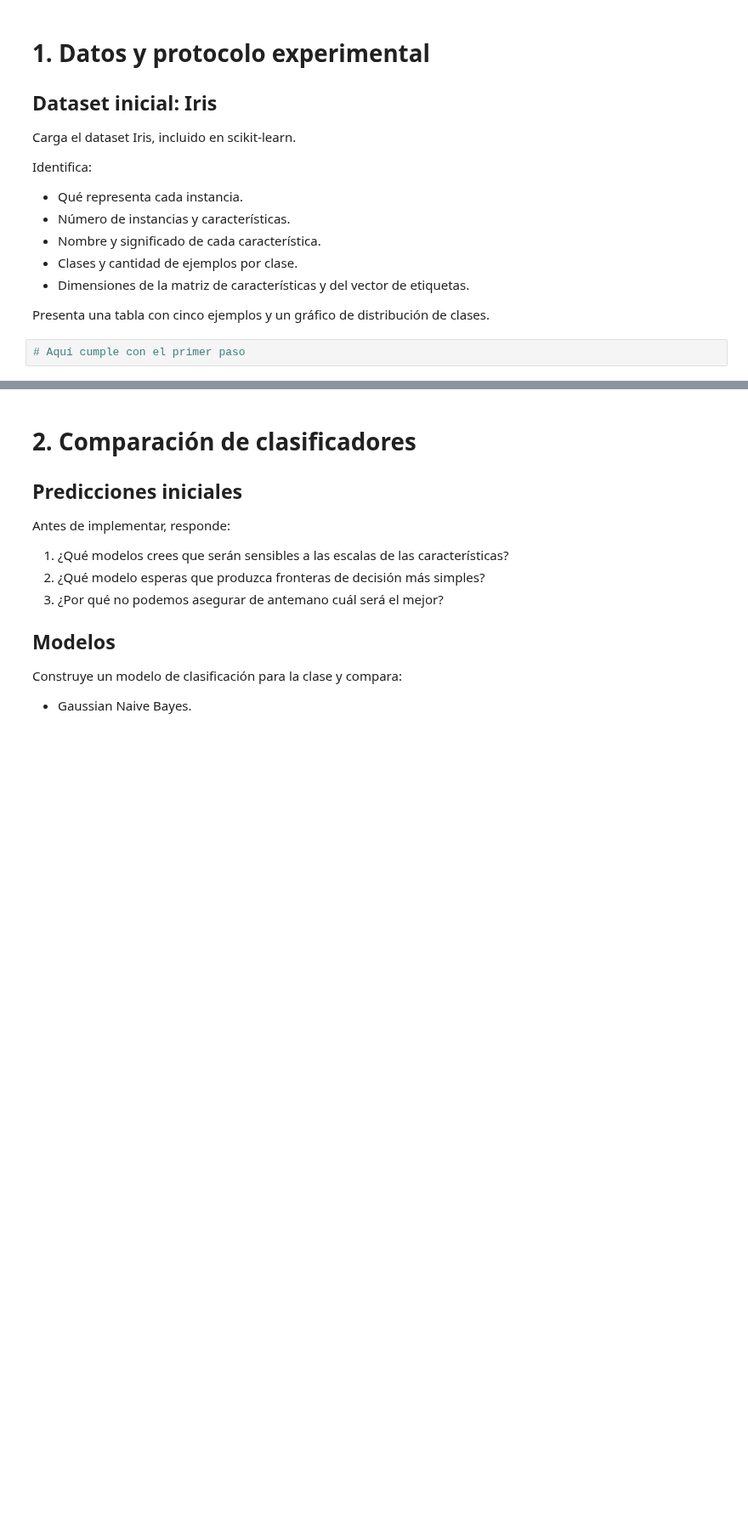
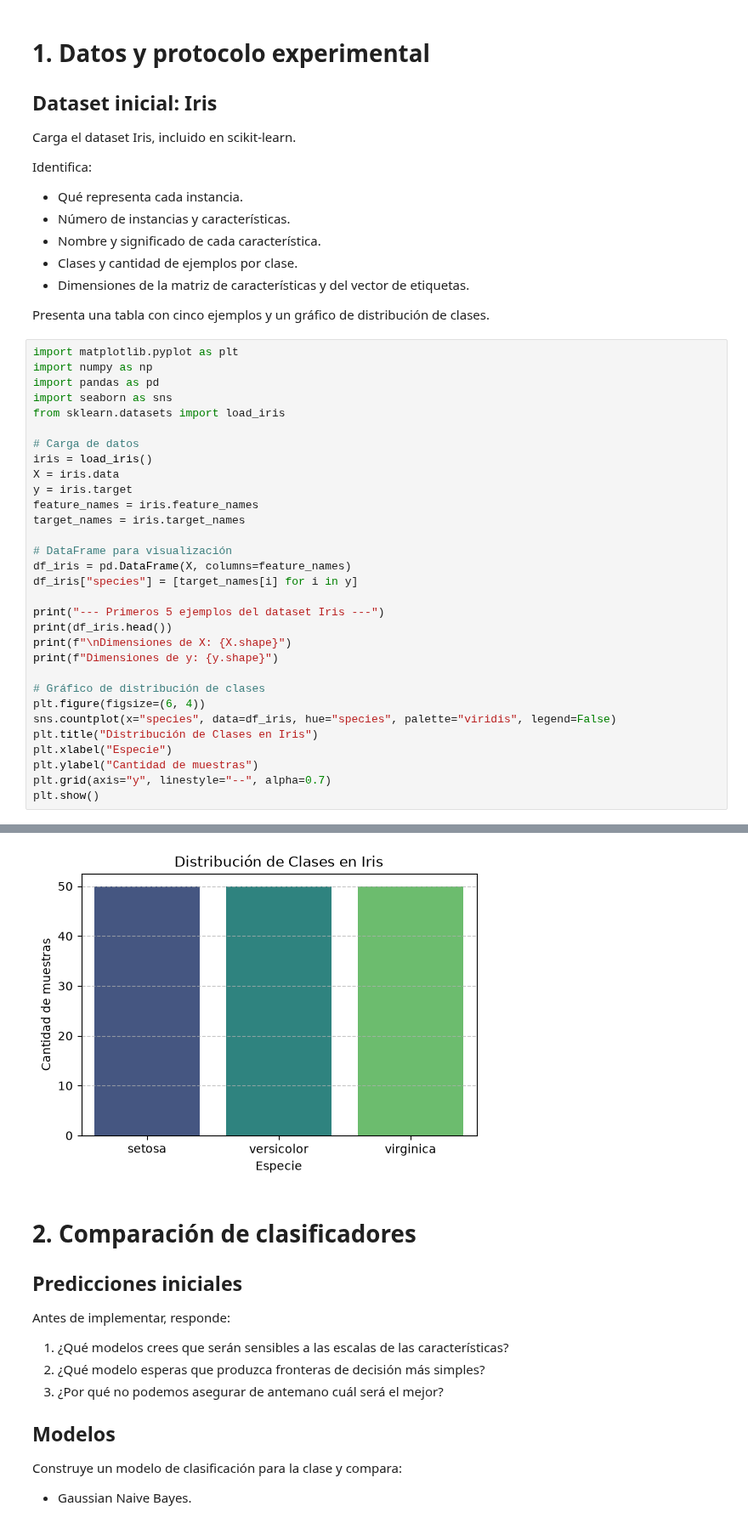
Before and after one commit to Riamu360/ir26b, a Jupyter notebook: notebooks/01_revml/01_revml.ipynb, the cells around one changed output, grey strips where cells are left out. Shown at 85% size. Saved outputs shown, nothing was run; the diff lists cells and outputs as text; blank space fills up the shorter version.

```diff
--- a/notebooks/01_revml/01_revml.ipynb
+++ b/notebooks/01_revml/01_revml.ipynb
@@ -53,4 +53,34 @@ Identifica:
 
 Presenta una tabla con cinco ejemplos y un gráfico de distribución de clases.
 # %%
-# Aquí cumple con el primer paso
+import matplotlib.pyplot as plt
+import numpy as np
+import pandas as pd
+import seaborn as sns
+from sklearn.datasets import load_iris
+
+# Carga de datos
+iris = load_iris()
+X = iris.data
+y = iris.target
+feature_names = iris.feature_names
+target_names = iris.target_names
+
+# DataFrame para visualización
+df_iris = pd.DataFrame(X, columns=feature_names)
+df_iris["species"] = [target_names[i] for i in y]
+
+print("--- Primeros 5 ejemplos del dataset Iris ---")
+print(df_iris.head())
+print(f"\nDimensiones de X: {X.shape}")
+print(f"Dimensiones de y: {y.shape}")
+
+# Gráfico de distribución de clases
+plt.figure(figsize=(6, 4))
+sns.countplot(x="species", data=df_iris, hue="species", palette="viridis", legend=False)
+plt.title("Distribución de Clases en Iris")
+plt.xlabel("Especie")
+plt.ylabel("Cantidad de muestras")
+plt.grid(axis="y", linestyle="--", alpha=0.7)
+plt.show()
+# %% [output]
@@ -57,3 +104,4 @@ Presenta una tabla con cinco ejemplos y un gráfico de distribución de clases.
+[figure, added]
 # %% [markdown]
 # 2. Comparación de clasificadores
 
```
Also changed, not shown: parts of 4 cells of this notebook.
